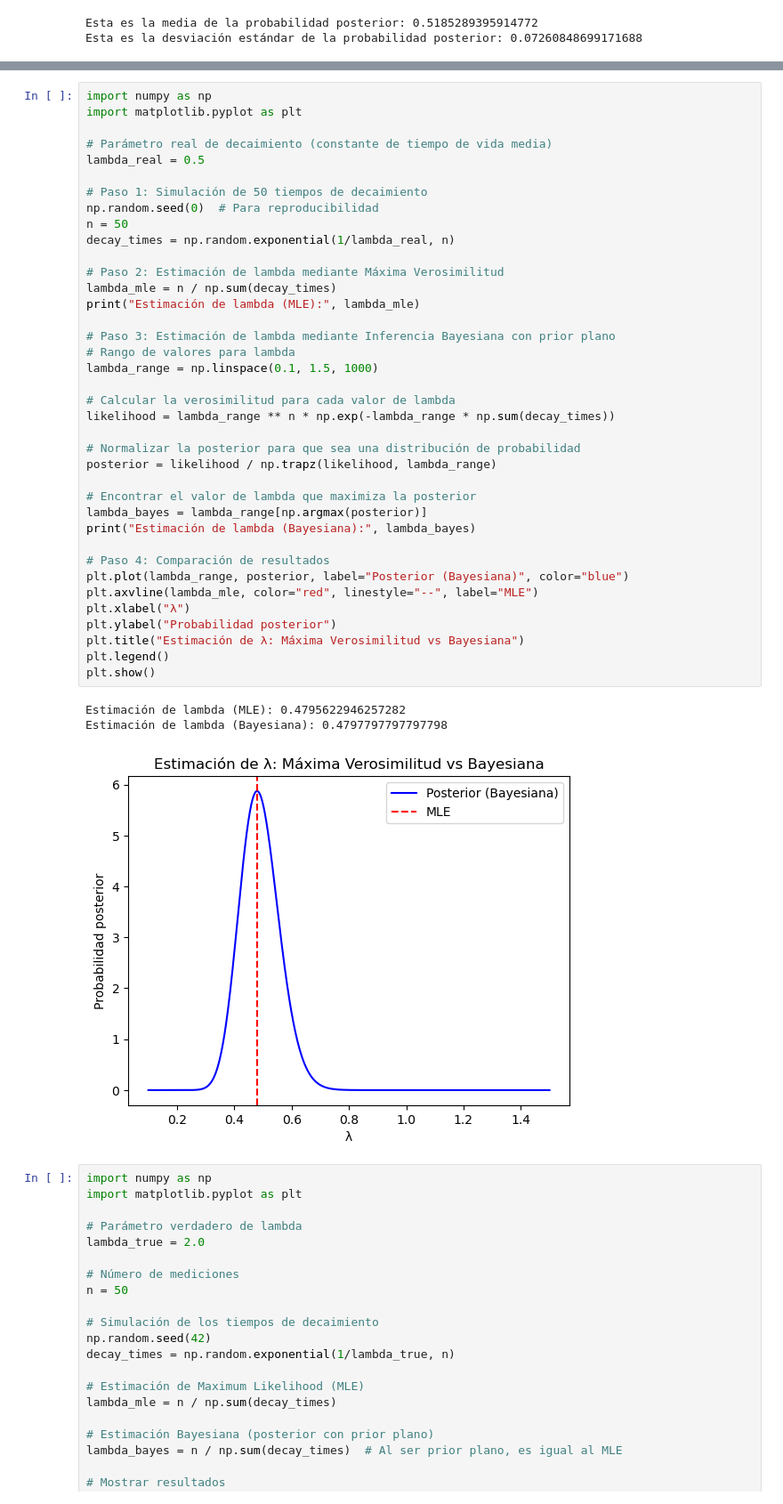
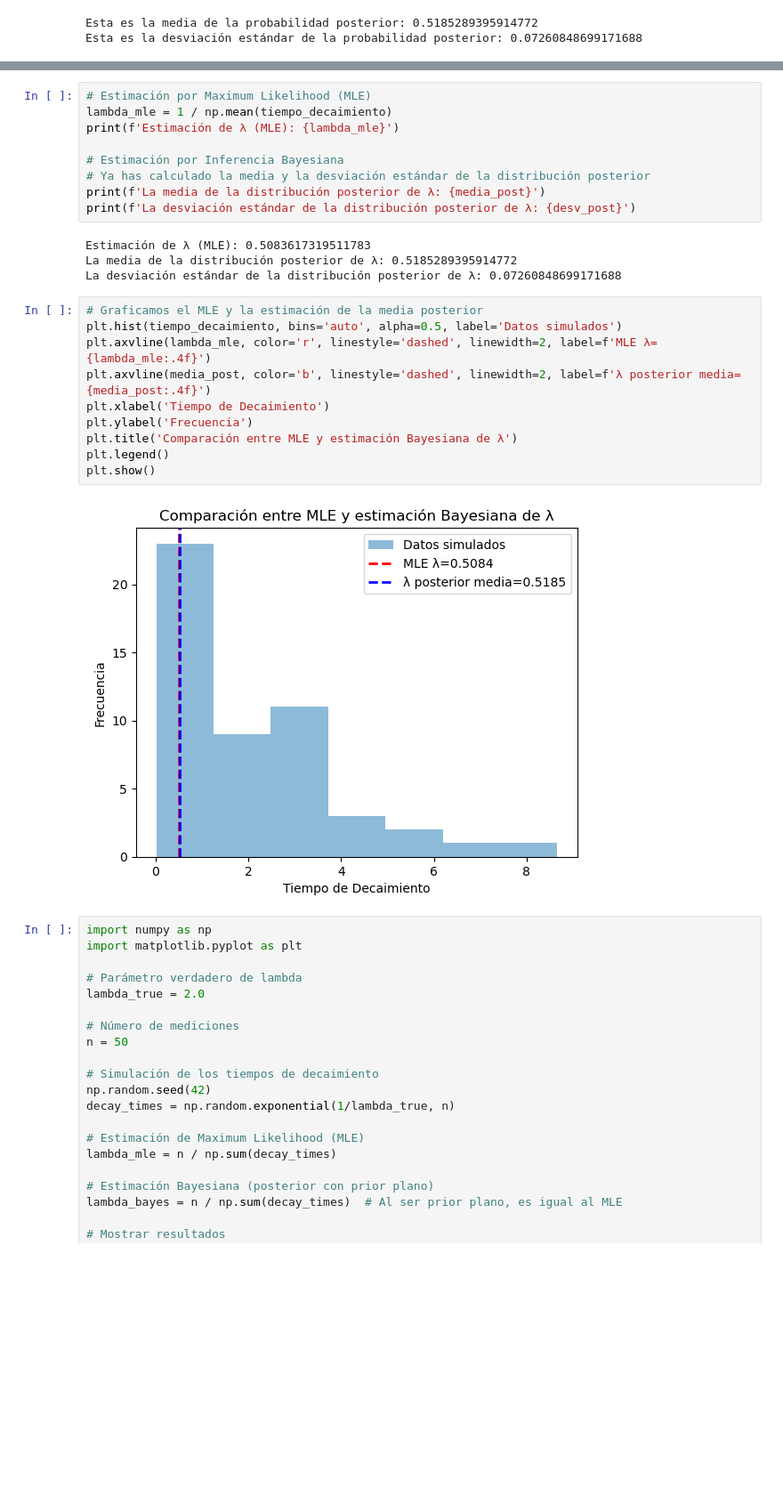
Before and after one commit to Cami-hormaeche/Astrometria2024, a Jupyter notebook: practico4/problema3y4-practico4.ipynb, the cells around one changed output, grey strips where cells are left out. Shown at 89% size. Drawn from its saved outputs; the diff is of its cells as text; blank space fills up the shorter version.

```diff
--- a/practico4/problema3y4-practico4.ipynb
+++ b/practico4/problema3y4-practico4.ipynb
@@ -312,45 +277,28 @@ Estimación de $\lambda$ (Bayesiana): 0.5081081081081081
-# %%
-import numpy as np
-import matplotlib.pyplot as plt
-
-# Parámetro real de decaimiento (constante de tiempo de vida media)
-lambda_real = 0.5
-
-# Paso 1: Simulación de 50 tiempos de decaimiento
-np.random.seed(0)  # Para reproducibilidad
-n = 50
-decay_times = np.random.exponential(1/lambda_real, n)
-
-# Paso 2: Estimación de lambda mediante Máxima Verosimilitud
-lambda_mle = n / np.sum(decay_times)
-print("Estimación de lambda (MLE):", lambda_mle)
-
-# Paso 3: Estimación de lambda mediante Inferencia Bayesiana con prior plano
-# Rango de valores para lambda
-lambda_range = np.linspace(0.1, 1.5, 1000)
-
-# Calcular la verosimilitud para cada valor de lambda
-likelihood = lambda_range ** n * np.exp(-lambda_range * np.sum(decay_times))
-
-# Normalizar la posterior para que sea una distribución de probabilidad
-posterior = likelihood / np.trapz(likelihood, lambda_range)
-
-# Encontrar el valor de lambda que maximiza la posterior
-lambda_bayes = lambda_range[np.argmax(posterior)]
-print("Estimación de lambda (Bayesiana):", lambda_bayes)
-
-# Paso 4: Comparación de resultados
-plt.plot(lambda_range, posterior, label="Posterior (Bayesiana)", color="blue")
-plt.axvline(lambda_mle, color="red", linestyle="--", label="MLE")
-plt.xlabel("λ")
-plt.ylabel("Probabilidad posterior")
-plt.title("Estimación de λ: Máxima Verosimilitud vs Bayesiana")
-plt.legend()
-plt.show()
-# %% [output]
-Estimación de lambda (MLE): 0.4795622946257282
-Estimación de lambda (Bayesiana): 0.4797797797797798
-[figure, removed]
+# %%
+# Estimación por Maximum Likelihood (MLE)
+lambda_mle = 1 / np.mean(tiempo_decaimiento)
+print(f'Estimación de λ (MLE): {lambda_mle}')
+
+# Estimación por Inferencia Bayesiana
+# Ya has calculado la media y la desviación estándar de la distribución posterior
+print(f'La media de la distribución posterior de λ: {media_post}')
+print(f'La desviación estándar de la distribución posterior de λ: {desv_post}')
+# %% [output]
+Estimación de λ (MLE): 0.5083617319511783
+La media de la distribución posterior de λ: 0.5185289395914772
+La desviación estándar de la distribución posterior de λ: 0.07260848699171688
+# %%
+# Graficamos el MLE y la estimación de la media posterior
+plt.hist(tiempo_decaimiento, bins='auto', alpha=0.5, label='Datos simulados')
+plt.axvline(lambda_mle, color='r', linestyle='dashed', linewidth=2, label=f'MLE λ={lambda_mle:.4f}')
+plt.axvline(media_post, color='b', linestyle='dashed', linewidth=2, label=f'λ posterior media={media_post:.4f}')
+plt.xlabel('Tiempo de Decaimiento')
+plt.ylabel('Frecuencia')
+plt.title('Comparación entre MLE y estimación Bayesiana de λ')
+plt.legend()
+plt.show()
+# %% [output]
+[figure, added]
 # %%
 import numpy as np
 import matplotlib.pyplot as plt
```
Also changed, not shown: parts of 1 cell of this notebook.
